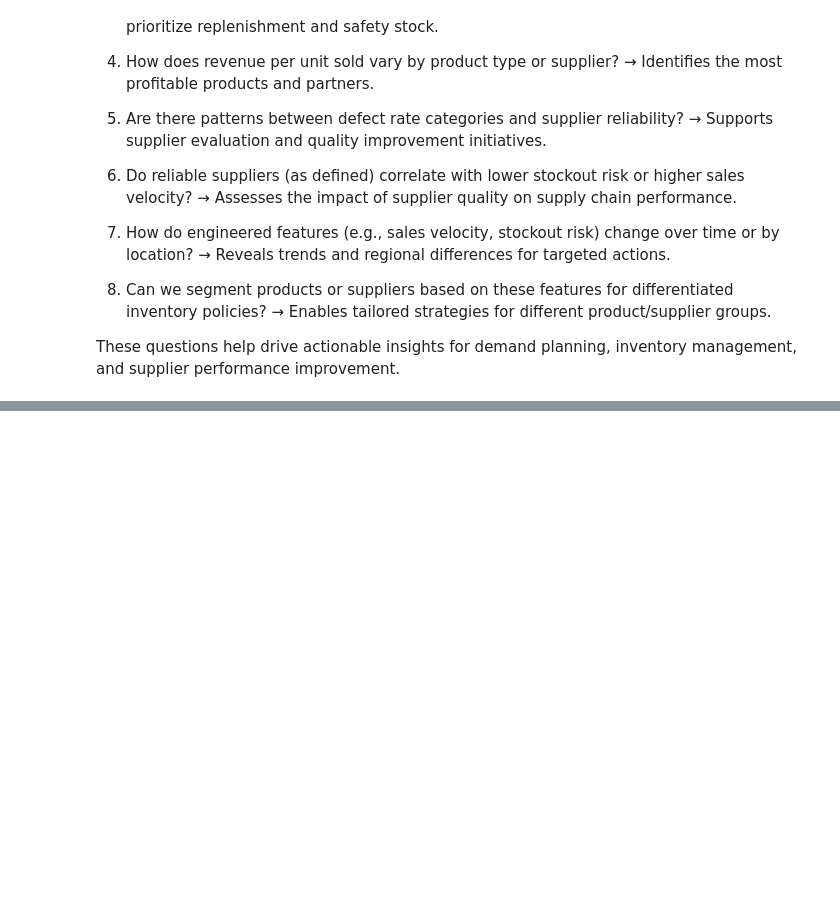
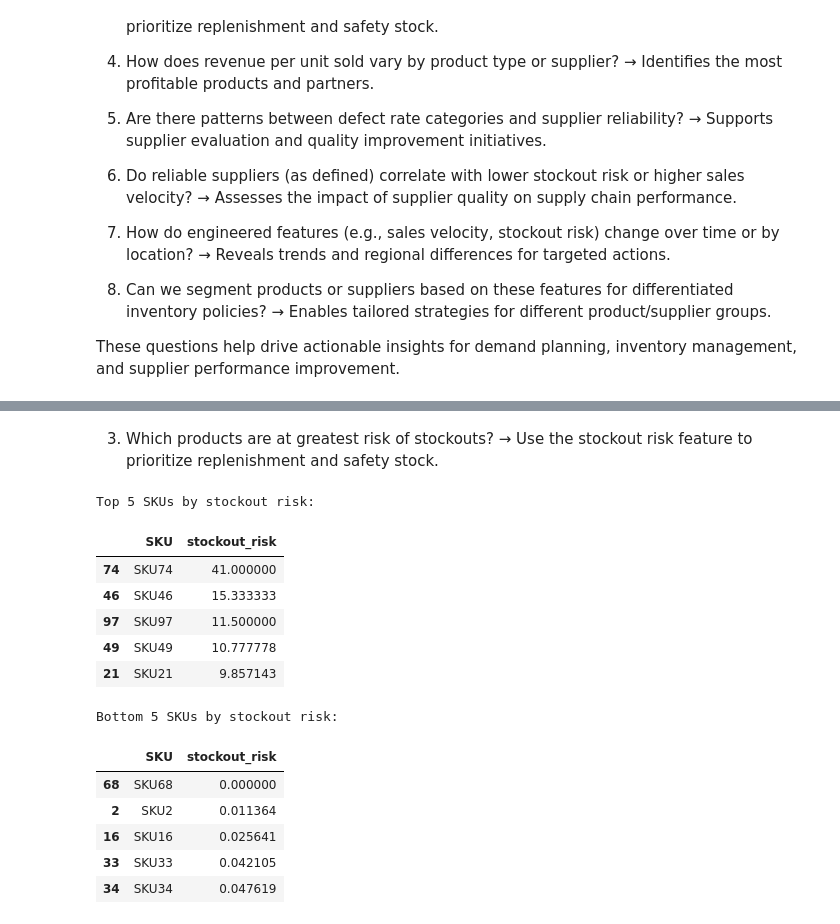
Before and after one commit to MarcHumet/supply_chain_DS, a Jupyter notebook: kaggle_supply_chain_dataSet/Fashion&Beauty_supply_chain_dataset_feature_engineering.ipynb, the cells around one changed output, grey strips where cells are left out. Cells and saved outputs as stored; diff of their text form; code cells hidden in the pictures; blank space fills up the shorter version.

```diff
--- a/kaggle_supply_chain_dataSet/Fashion&Beauty_supply_chain_dataset_feature_engineering.ipynb
+++ b/kaggle_supply_chain_dataSet/Fashion&Beauty_supply_chain_dataset_feature_engineering.ipynb
@@ -178,0 +256,28 @@ These questions help drive actionable insights for demand planning, inventory ma
+# %% [markdown]
+3. Which products are at greatest risk of stockouts?
+→ Use the stockout risk feature to prioritize replenishment and safety stock.
+# %%
+# Business Question 3: Which products are at greatest risk of stockouts?
+
+# Top 5 SKUs by stockout risk
+print("Top 5 SKUs by stockout risk:")
+display(df[['SKU', 'stockout_risk']].sort_values(by='stockout_risk', ascending=False).head())
+
+# Bottom 5 SKUs by stockout risk
+print("Bottom 5 SKUs by stockout risk:")
+display(df[['SKU', 'stockout_risk']].sort_values(by='stockout_risk', ascending=True).head())
+# %% [output]
+Top 5 SKUs by stockout risk:
+|  | SKU | stockout_risk |
+| 74 | SKU74 | 41.000000 |
+| 46 | SKU46 | 15.333333 |
+| 97 | SKU97 | 11.500000 |
+| 49 | SKU49 | 10.777778 |
+| 21 | SKU21 | 9.857143 |
+Bottom 5 SKUs by stockout risk:
+|  | SKU | stockout_risk |
+| 68 | SKU68 | 0.000000 |
+| 2 | SKU2 | 0.011364 |
+| 16 | SKU16 | 0.025641 |
+| 33 | SKU33 | 0.042105 |
+| 34 | SKU34 | 0.047619 |
```
Also changed, not shown: parts of 3 cells of this notebook, 12 other files.
